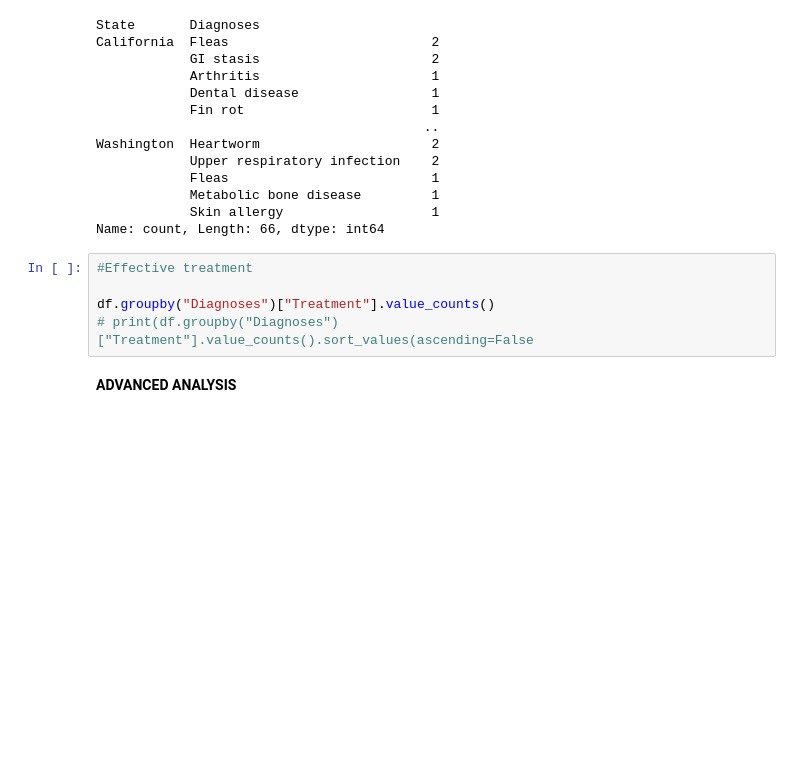
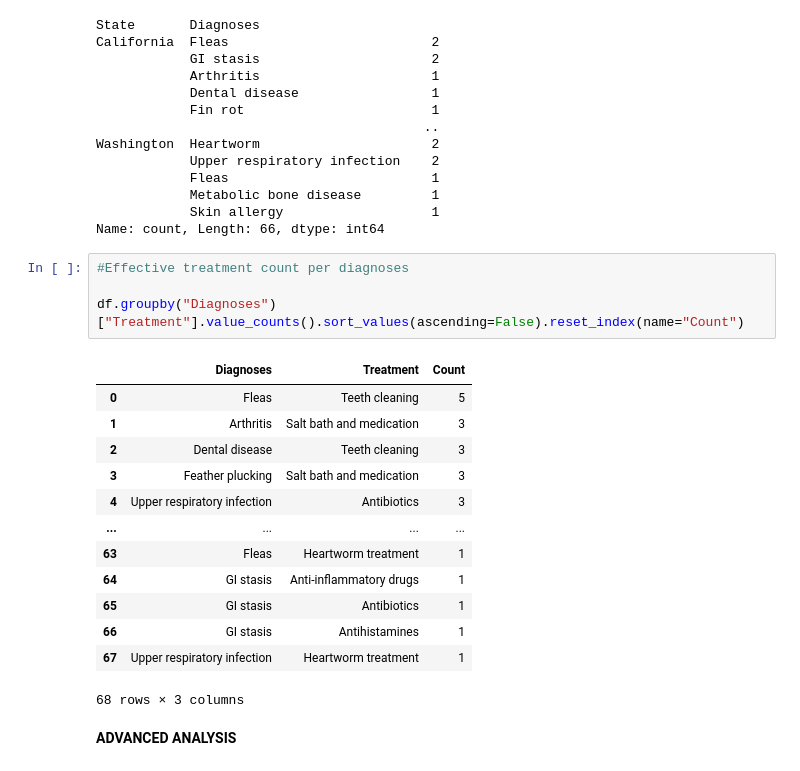
Before and after one commit to Neerson/Veterinary-project, a Jupyter notebook: Vert.ipynb, the cells around one changed output. Saved outputs shown, nothing was run; the diff lists cells and outputs as text; blank space fills up the shorter version.

```diff
--- a/Vert.ipynb
+++ b/Vert.ipynb
@@ -182,10 +182,23 @@ Washington  Heartworm                      2
             Skin allergy                   1
 Name: count, Length: 66, dtype: int64
 # %%
-#Effective treatment
+#Effective treatment count per diagnoses
 
-df.groupby("Diagnoses")["Treatment"].value_counts()
-# print(df.groupby("Diagnoses")["Treatment"].value_counts().sort_values(ascending=False
+df.groupby("Diagnoses")["Treatment"].value_counts().sort_values(ascending=False).reset_index(name="Count")
+# %% [output]
+|  | Diagnoses | Treatment | Count |
+| 0 | Fleas | Teeth cleaning | 5 |
+| 1 | Arthritis | Salt bath and medication | 3 |
+| 2 | Dental disease | Teeth cleaning | 3 |
+| 3 | Feather plucking | Salt bath and medication | 3 |
+| 4 | Upper respiratory infection | Antibiotics | 3 |
+| ... | ... | ... | ... |
+| 63 | Fleas | Heartworm treatment | 1 |
+| 64 | GI stasis | Anti-inflammatory drugs | 1 |
+| 65 | GI stasis | Antibiotics | 1 |
+| 66 | GI stasis | Antihistamines | 1 |
+| 67 | Upper respiratory infection | Heartworm treatment | 1 |
+68 rows × 3 columns
 # %% [markdown]
 **ADVANCED ANALYSIS**
 # %%
```
